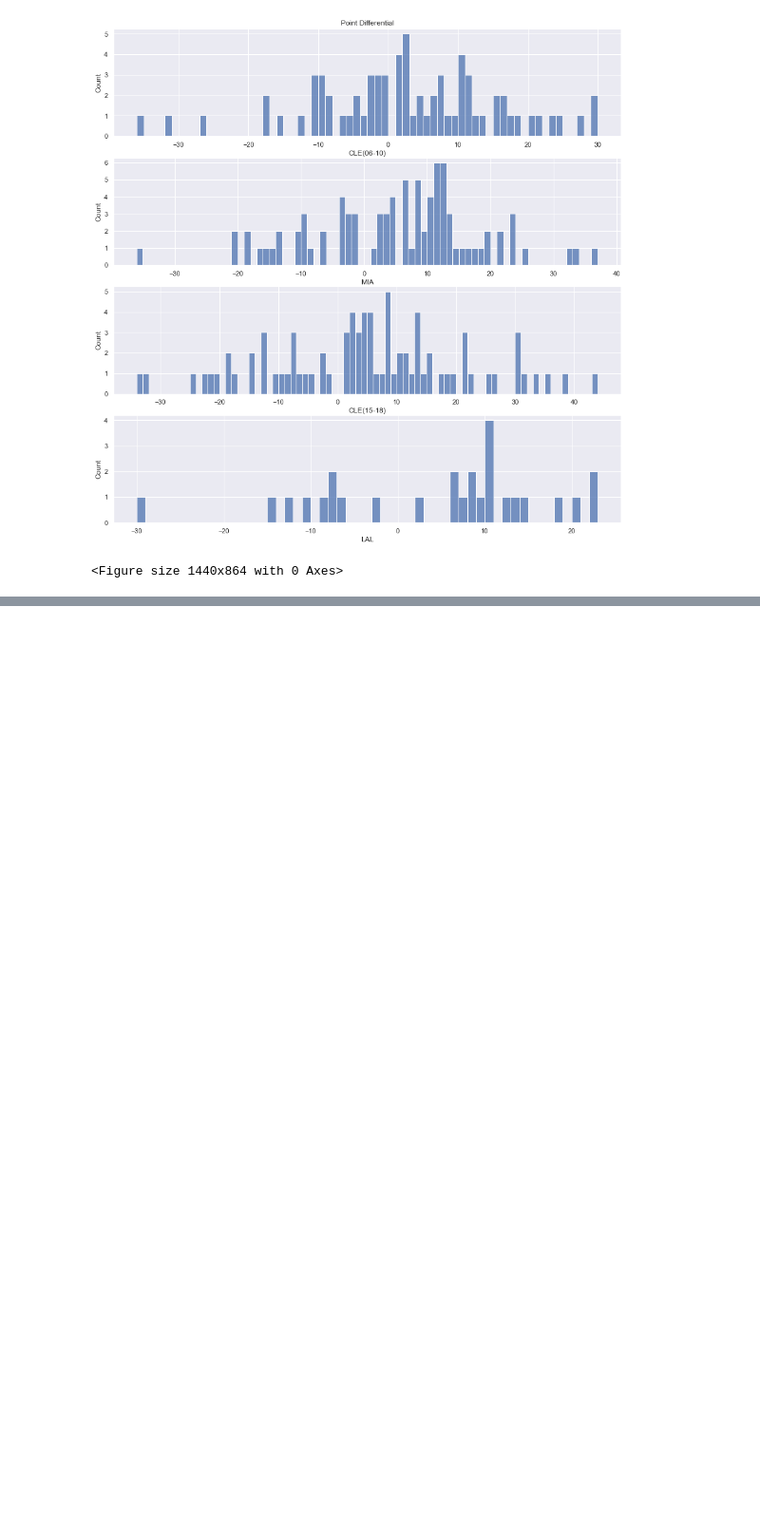
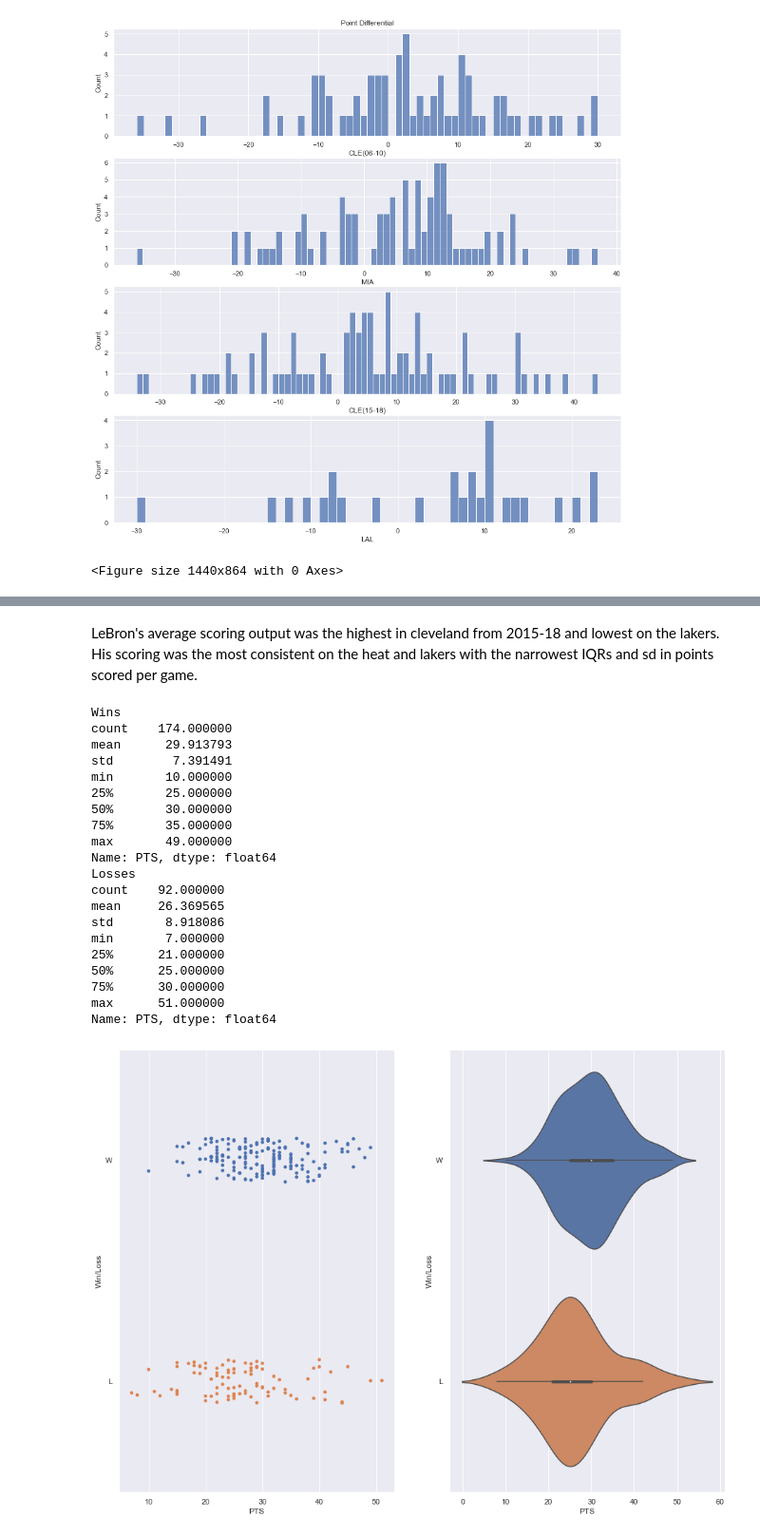
Before and after one commit to wwaihoe/LeBron-Playoffs-Stats, a Jupyter notebook: Data Analysis.ipynb, the cells around one changed output, grey strips where cells are left out. Shown at 95% size. Saved outputs shown, nothing was run; the diff lists cells and outputs as text; code cells hidden in the pictures; blank space fills up the shorter version.

```diff
--- a/Data Analysis.ipynb
+++ b/Data Analysis.ipynb
@@ -145,9 +128,11 @@ Name: PTS, dtype: float64
 # %%
-print("Wins")
-print(df.loc[df["Win/Loss"] == "W"]["PTS"].describe())
-print("Losses")
-print(df.loc[df["Win/Loss"] == "L"]["PTS"].describe())
+#Function to compare stat in wins and losses
+def bywl(stat):
+    print("Wins")
+    print(df.loc[df["Win/Loss"] == "W"][stat].describe())
+    print("Losses")
+    print(df.loc[df["Win/Loss"] == "L"][stat].describe())
 
-fig,ax = plt.subplots(1, 2, figsize=(16,12))
-sb.stripplot(x="PTS",y="Win/Loss", data=df, ax=ax[0])
-sb.violinplot(x="PTS", y="Win/Loss", data=df, ax=ax[1])
+    fig,ax = plt.subplots(1, 2, figsize=(16,12))
+    sb.stripplot(x=stat,y="Win/Loss", data=df, ax=ax[0])
+    sb.violinplot(x=stat, y="Win/Loss", data=df, ax=ax[1])
@@ -176,0 +161,26 @@ Name: PTS, dtype: float64
+# %% [markdown]
+LeBron's average scoring output was the highest in cleveland from 2015-18 and lowest on the lakers. His scoring was the most consistent on the heat and lakers with the narrowest IQRs and sd in points scored per game.
+# %%
+bywl("PTS")
+# %% [output]
+Wins
+count    174.000000
+mean      29.913793
+std        7.391491
+min       10.000000
+25%       25.000000
+50%       30.000000
+75%       35.000000
+max       49.000000
+Name: PTS, dtype: float64
+Losses
+count    92.000000
+mean     26.369565
+std       8.918086
+min       7.000000
+25%      21.000000
+50%      25.000000
+75%      30.000000
+max      51.000000
+Name: PTS, dtype: float64
+[figure, added]
```
Also changed, not shown: parts of 42 cells of this notebook, 1 other file.
